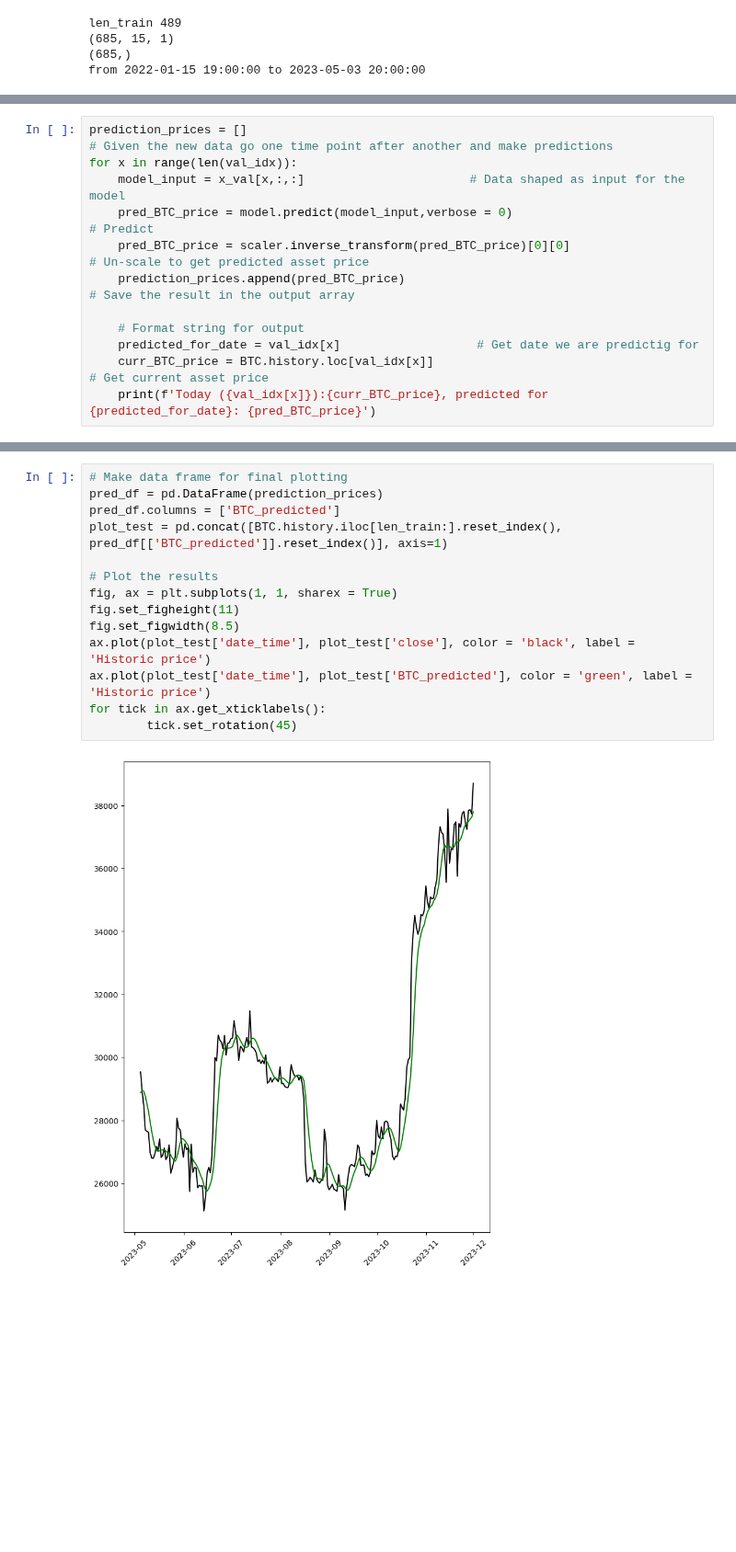
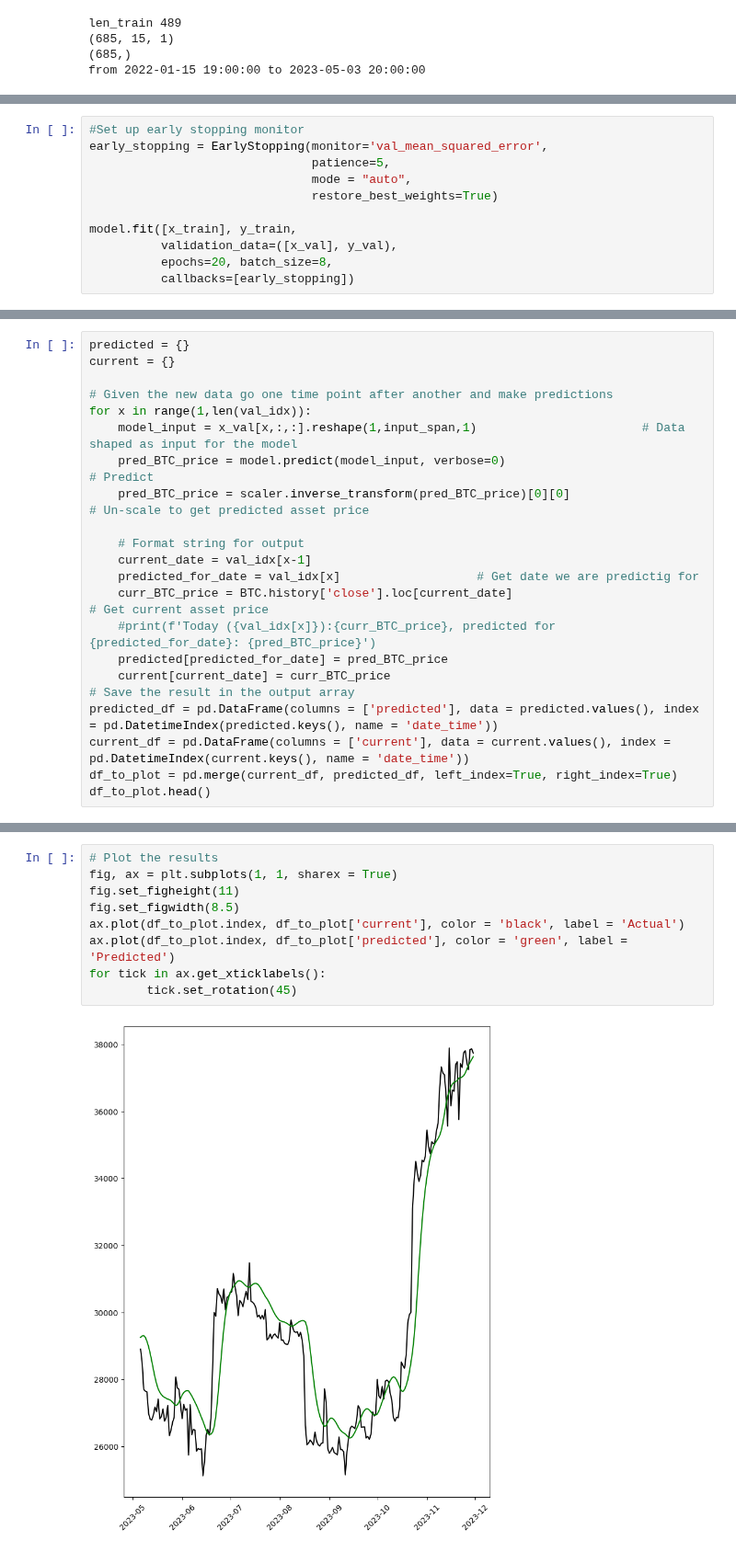
Before and after one commit to ArtemChemist/crypto, a Jupyter notebook: test clases.ipynb, the cells around one changed output, grey strips where cells are left out. Shown at 92% size. Saved outputs shown, nothing was run; the diff lists cells and outputs as text; blank space fills up the shorter version.

Commit message:
LST-specific test/train split

```diff
--- a/test clases.ipynb
+++ b/test clases.ipynb
@@ -217,0 +221,11 @@ Epoch 20/20
+# %%
+#Set up early stopping monitor
+early_stopping = EarlyStopping(monitor='val_mean_squared_error',
+                               patience=5,
+                               mode = "auto",
+                               restore_best_weights=True)
+
+model.fit([x_train], y_train,
+          validation_data=([x_val], y_val),
+          epochs=20, batch_size=8,
+          callbacks=[early_stopping])
@@ -218,13 +287,21 @@ Epoch 20/20
 # %%
-prediction_prices = []
+predicted = {}
+current = {}
+
 # Given the new data go one time point after another and make predictions
-for x in range(len(val_idx)):
-    model_input = x_val[x,:,:]                       # Data shaped as input for the model
-    pred_BTC_price = model.predict(model_input,verbose = 0)                                # Predict
+for x in range(1,len(val_idx)):
+    model_input = x_val[x,:,:].reshape(1,input_span,1)                       # Data shaped as input for the model
+    pred_BTC_price = model.predict(model_input, verbose=0)                                # Predict
     pred_BTC_price = scaler.inverse_transform(pred_BTC_price)[0][0]                        # Un-scale to get predicted asset price
-    prediction_prices.append(pred_BTC_price)                                               # Save the result in the output array
 
     # Format string for output
+    current_date = val_idx[x-1]
     predicted_for_date = val_idx[x]                   # Get date we are predictig for
-    curr_BTC_price = BTC.history.loc[val_idx[x]]                                             # Get current asset price
-    print(f'Today ({val_idx[x]}):{curr_BTC_price}, predicted for {predicted_for_date}: {pred_BTC_price}')
+    curr_BTC_price = BTC.history['close'].loc[current_date]                                             # Get current asset price
+    #print(f'Today ({val_idx[x]}):{curr_BTC_price}, predicted for {predicted_for_date}: {pred_BTC_price}')
+    predicted[predicted_for_date] = pred_BTC_price
+    current[current_date] = curr_BTC_price                                               # Save the result in the output array
+predicted_df = pd.DataFrame(columns = ['predicted'], data = predicted.values(), index = pd.DatetimeIndex(predicted.keys(), name = 'date_time'))
+current_df = pd.DataFrame(columns = ['current'], data = current.values(), index = pd.DatetimeIndex(current.keys(), name = 'date_time'))
+df_to_plot = pd.merge(current_df, predicted_df, left_index=True, right_index=True)
+df_to_plot.head()
@@ -325,16 +334,11 @@ array([[[0.        ],
 # %%
-# Make data frame for final plotting
-pred_df = pd.DataFrame(prediction_prices)
-pred_df.columns = ['BTC_predicted']
-plot_test = pd.concat([BTC.history.iloc[len_train:].reset_index(), pred_df[['BTC_predicted']].reset_index()], axis=1)
-
 # Plot the results
 fig, ax = plt.subplots(1, 1, sharex = True)
 fig.set_figheight(11)
 fig.set_figwidth(8.5)
-ax.plot(plot_test['date_time'], plot_test['close'], color = 'black', label = 'Historic price')
-ax.plot(plot_test['date_time'], plot_test['BTC_predicted'], color = 'green', label = 'Historic price')
+ax.plot(df_to_plot.index, df_to_plot['current'], color = 'black', label = 'Actual')
+ax.plot(df_to_plot.index, df_to_plot['predicted'], color = 'green', label = 'Predicted')
 for tick in ax.get_xticklabels():
         tick.set_rotation(45)
 # %% [output]
-[figure, old version]
+[figure, new version]
```
Also changed, not shown: parts of 10 cells of this notebook.
